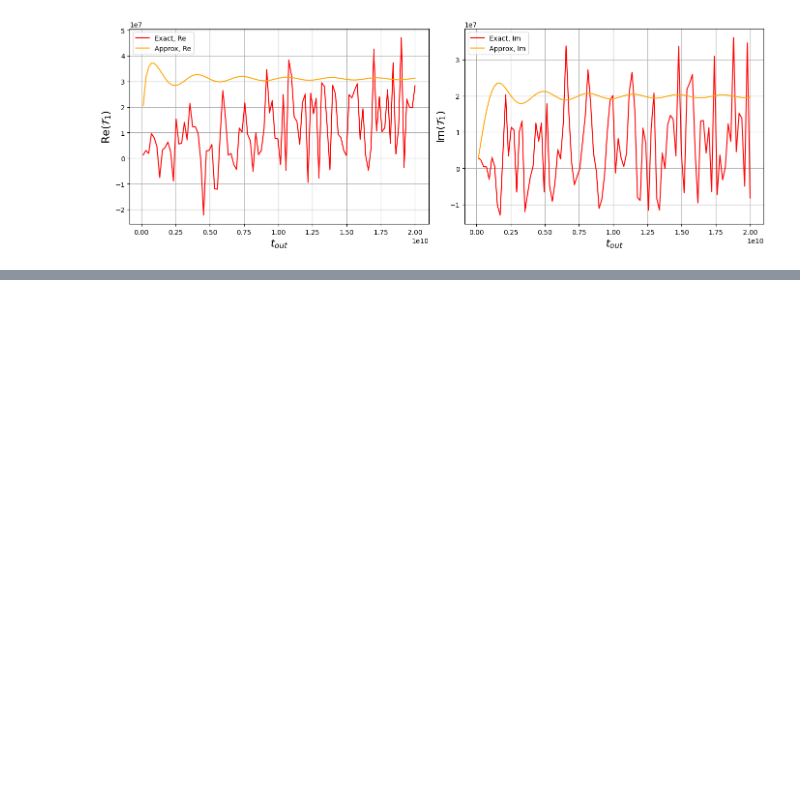
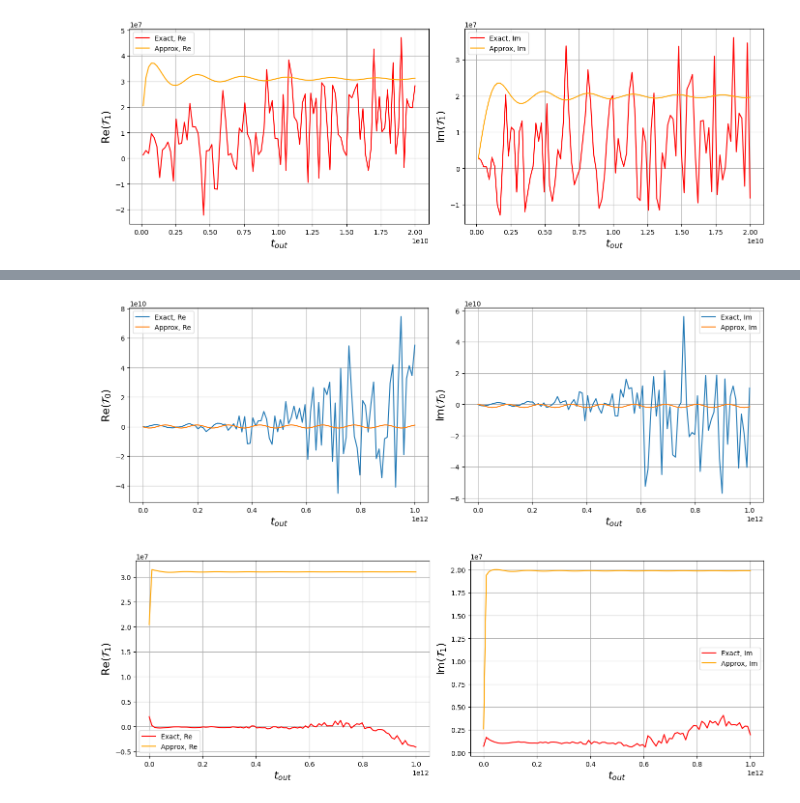
Before and after one commit to Ul1anchik/Itmo, a Jupyter notebook: check/num_check.ipynb, the cells around one changed output, grey strips where cells are left out. Drawn from its saved outputs; the diff is of its cells as text; code cells hidden in the pictures; blank space fills up the shorter version.

```diff
--- a/check/num_check.ipynb
+++ b/check/num_check.ipynb
@@ -564,0 +716,78 @@ plt.show()
+# %%
+
+import numpy as np
+import matplotlib.pyplot as plt
+
+tspec = np.linspace (1.32e8, 1e12, 100)
+t_spec = [1.32e8, 1e9]
+# Sweep over tspec and collect errors
+tint0_error_list = []
+tint1_error_list = []
+tint0_error_list_2 = []
+tint1_error_list_2 = []
+tint0_Texact = [TT_wide_Texact(si, li, pzi, sf, lf, pzf, kp, kp*rho_H, t_in, T, torchquad.GaussLegendre())[0][1] / (rho_H * Ffun(si, li, sf, lf, kp*rho_H)) for T in tspec]
+tint0 = [TT_wide(si, li, pzi, sf, lf, pzf, kp, kp*rho_H, t_in, T)[1] / (rho_H * Ffun(si, li , sf, lf, kp*rho_H)) for T in tspec]
+
+tint1_Texact = [TT_wide_Texact(si, li, pzi, sf, lf, pzf, kp, kp*rho_H, t_in, T, torchquad.GaussLegendre())[0][0] / Im1(si, li, sf, lf, kp*rho_H) for T in tspec]
+tint1 = [TT_wide(si, li, pzi, sf, lf, pzf, kp, kp*rho_H, t_in, T)[0] / Im1(si, li, sf, lf, kp*rho_H) for T in tspec]
+
+# for T in tspec:
+#     _, _, tint0_error, _, _, = TT_wide_Texact(si, li, pzi, sf, lf, pzf, kp, kp*rho_H, t_in, T, torchquad.GaussLegendre())
+#     _, tint1_error, _, _, _,= TT_wide_Texact(si, li, pzi, sf, lf, pzf, kp, kp*rho_H, t_in, T, torchquad.GaussLegendre())
+#     tint0_error_list.append(tint0_error.item() if hasattr(tint0_error, 'item') else float(tint0_error))
+#     tint1_error_list.append(tint1_error.item() if hasattr(tint1_error, 'item') else float(tint1_error))
+
+#     _, _, _, _,tint0_error_2 = TT_wide_Texact(si, li, pzi, sf, lf, pzf, kp, kp*rho_H, t_in, T, torchquad.GaussLegendre())
+#     _, _, _,tint1_error_2, _, = TT_wide_Texact(si, li, pzi, sf, lf, pzf, kp, kp*rho_H, t_in, T, torchquad.GaussLegendre())
+#     tint0_error_list_2.append(tint0_error_2.item() if hasattr(tint0_error_2, 'item') else float(tint0_error_2))
+#     tint1_error_list_2.append(tint1_error_2.item() if hasattr(tint1_error_2, 'item') else float(tint1_error_2))
+    #print("Estimated error for tint1_Texact:", tint1_error)
+    #print("Estimated error for tint0_Texact:", tint0_error)
+
+fig, (ax1, ax2) = plt.subplots(1, 2, figsize=(14, 5))
+
+# Plot real parts on the first subplot
+ax1.plot(tspec, np.array(tint0_Texact).real, label='Exact, Re')
+ax1.plot(tspec, np.array(tint0).real, label='Approx, Re')
+ax1.legend()
+ax1.grid()
+ax1.set_xlabel("$t_{out}$", fontsize=16)
+ax1.set_ylabel("Re($\mathcal{T}_0$)", fontsize=16)
+
+# Plot imaginary parts on the second subplot
+ax2.plot(tspec, np.array(tint0_Texact).imag, label='Exact, Im')
+ax2.plot(tspec, np.array(tint0).imag, label='Approx, Im')
+ax2.legend()
+ax2.grid()
+ax2.set_xlabel("$t_{out}$", fontsize=16)
+ax2.set_ylabel("Im($\mathcal{T}_0$)", fontsize=16)
+
+# Adjust layout and show
+plt.tight_layout()
+plt.show()
+
+# Create a figure with 2 subplots (1 row, 2 columns)
+fig, (ax1, ax2) = plt.subplots(1, 2, figsize=(14, 5))
+
+# Plot real parts on the first subplot
+ax1.plot(tspec, np.array(tint1_Texact).real, label='Exact, Re', color = 'red')
+ax1.plot(tspec, np.array(tint1).real, label='Approx, Re', color = 'orange')
+ax1.legend()
+ax1.grid()
+ax1.set_xlabel("$t_{out}$", fontsize=16)
+ax1.set_ylabel("Re($\mathcal{T}_1$)", fontsize=16)
+
+# Plot imaginary parts on the second subplot
+ax2.plot(tspec, np.array(tint1_Texact).imag, label='Exact, Im', color = 'red')
+ax2.plot(tspec, np.array(tint1).imag, label='Approx, Im', color = 'orange')
+ax2.legend()
+ax2.grid()
+ax2.set_xlabel("$t_{out}$", fontsize=16)
+ax2.set_ylabel("Im($\mathcal{T}_1$)", fontsize=16)
+
+# Adjust layout and show
+plt.tight_layout()
+plt.show()
+# %% [output]
+[figure, added]
+[figure, added]
```
Also changed, not shown: parts of 6 cells of this notebook, 19 other files.
